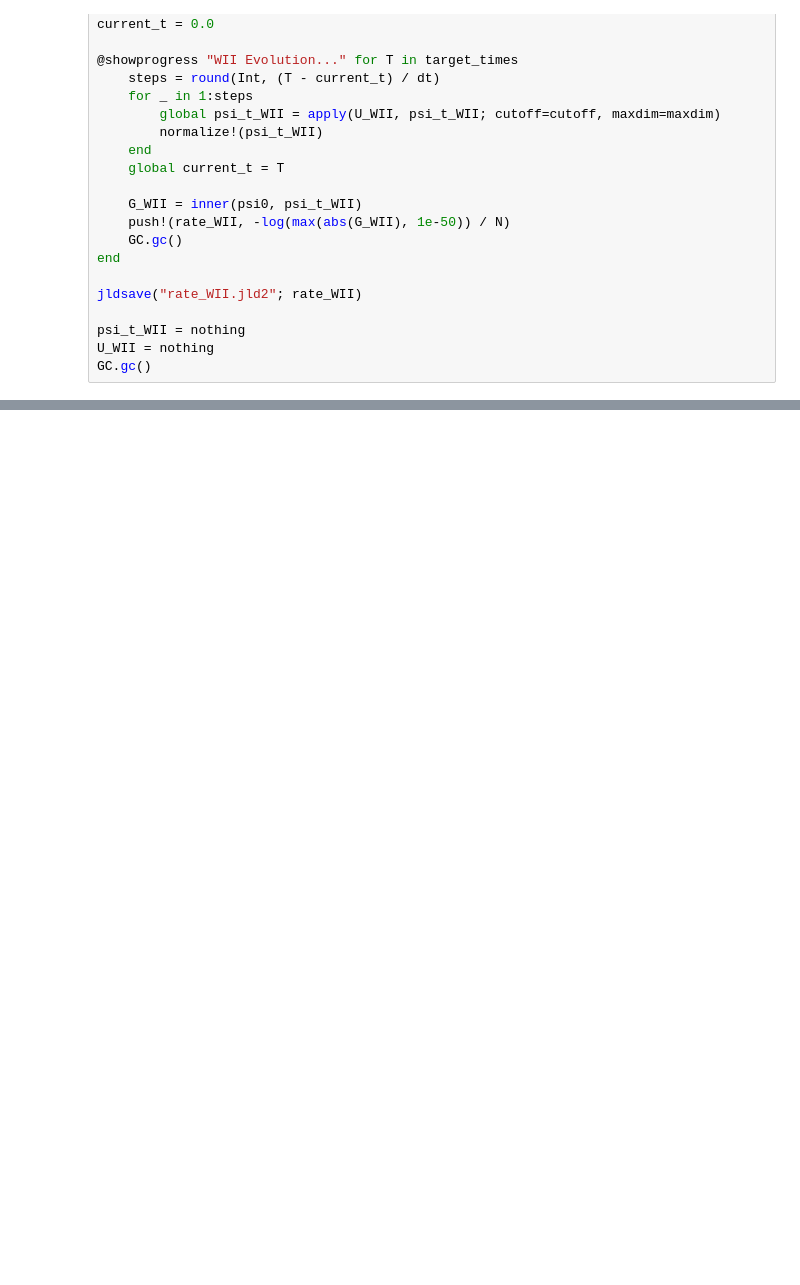
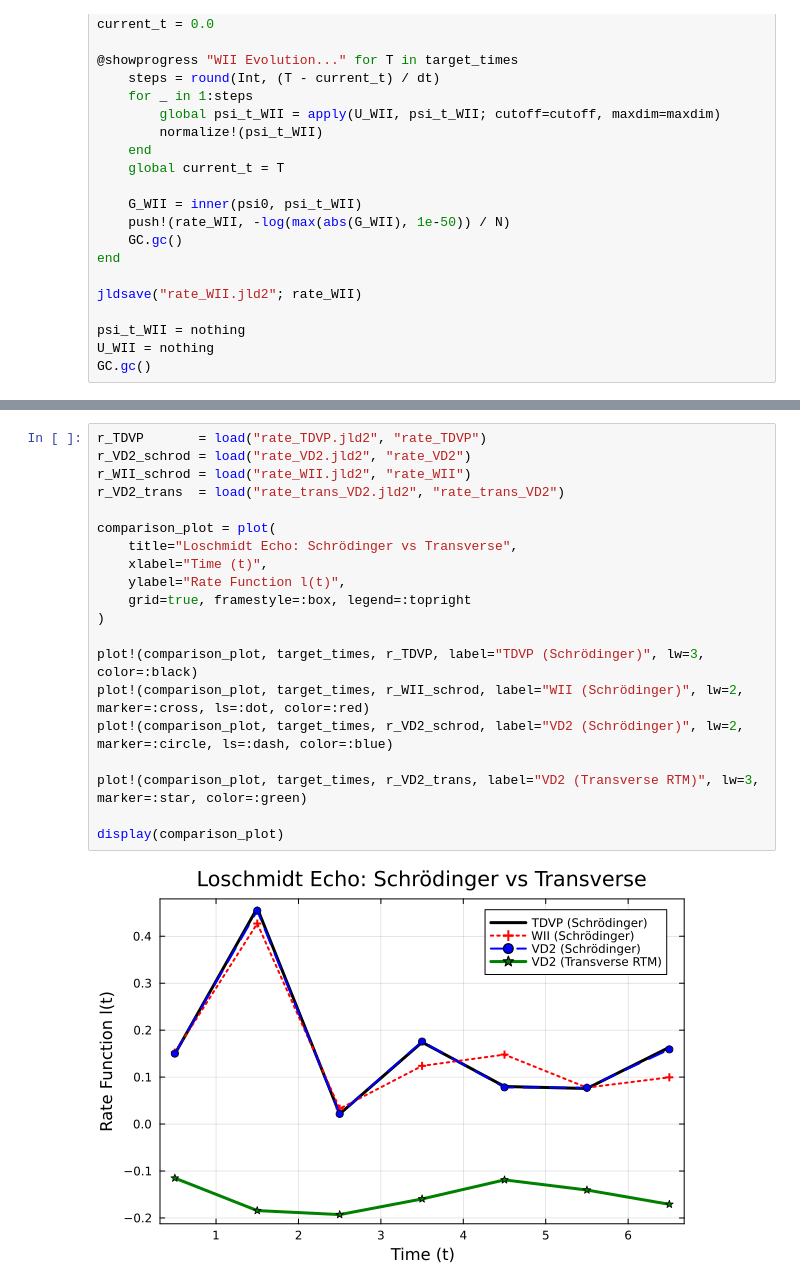
Before and after one commit to jmarquezol/QuantumMaster, a Jupyter notebook: master_thesis/10_benchmark_mpo.ipynb, the cells around one changed output, grey strips where cells are left out. Saved outputs shown, nothing was run; the diff lists cells and outputs as text; blank space fills up the shorter version.

```diff
--- a/master_thesis/10_benchmark_mpo.ipynb
+++ b/master_thesis/10_benchmark_mpo.ipynb
@@ -140,0 +261,22 @@ plot!(comparison_plot, target_times, r_WII, label="WII MPO", lw=2, marker=:cross
+# %%
+r_TDVP       = load("rate_TDVP.jld2", "rate_TDVP")
+r_VD2_schrod = load("rate_VD2.jld2", "rate_VD2")
+r_WII_schrod = load("rate_WII.jld2", "rate_WII")
+r_VD2_trans  = load("rate_trans_VD2.jld2", "rate_trans_VD2")
+
+comparison_plot = plot(
+    title="Loschmidt Echo: Schrödinger vs Transverse",
+    xlabel="Time (t)",
+    ylabel="Rate Function l(t)",
+    grid=true, framestyle=:box, legend=:topright
+)
+
+plot!(comparison_plot, target_times, r_TDVP, label="TDVP (Schrödinger)", lw=3, color=:black)
+plot!(comparison_plot, target_times, r_WII_schrod, label="WII (Schrödinger)", lw=2, marker=:cross, ls=:dot, color=:red)
+plot!(comparison_plot, target_times, r_VD2_schrod, label="VD2 (Schrödinger)", lw=2, marker=:circle, ls=:dash, color=:blue)
+
+plot!(comparison_plot, target_times, r_VD2_trans, label="VD2 (Transverse RTM)", lw=3, marker=:star, color=:green)
+
+display(comparison_plot)
+# %% [output]
+[figure, added]
```
Also changed, not shown: parts of 5 cells of this notebook, 1 other file.
